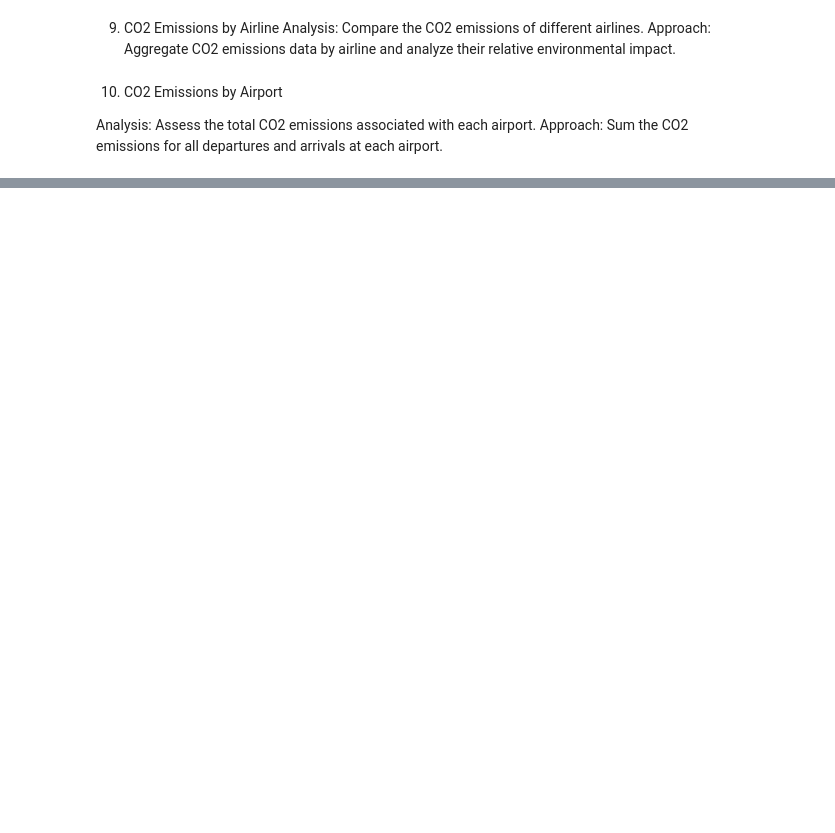
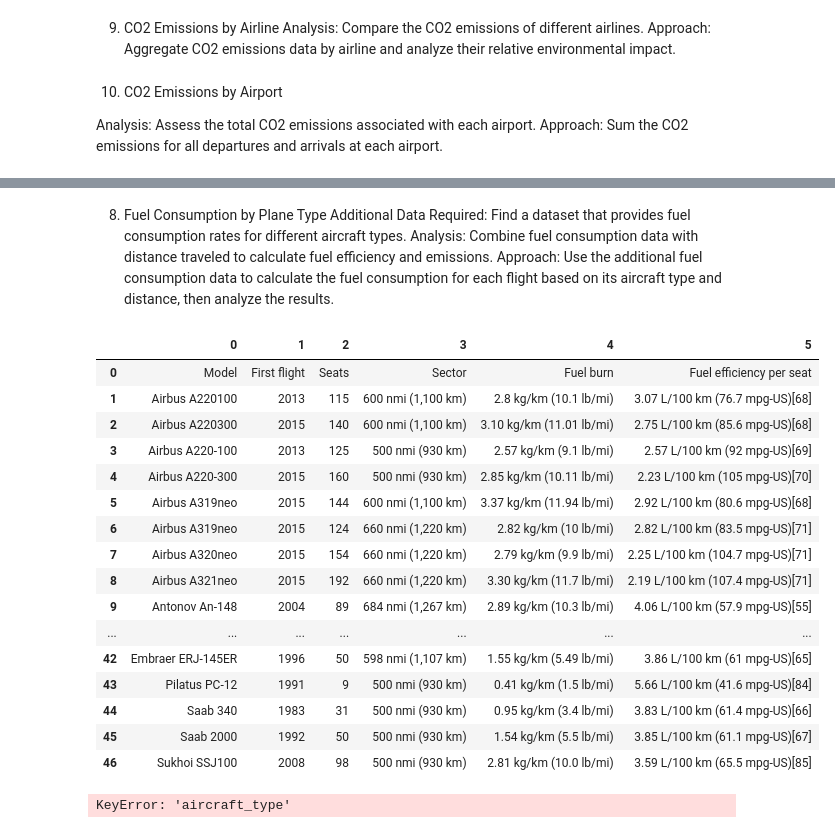
Before and after one commit to Josepdmo/Sky_Track_Project, a Jupyter notebook: Main.ipynb, the cells around one changed output, grey strips where cells are left out. Cells and saved outputs as stored; diff of their text form; code cells hidden in the pictures; blank space fills up the shorter version.

```diff
--- a/Main.ipynb
+++ b/Main.ipynb
@@ -398,3 +411,17 @@ fig.update_layout(
 )
 # Display the bar chart
 fig.show()
+# %% [markdown]
+8. Fuel Consumption by Plane Type
+Additional Data Required: Find a dataset that provides fuel consumption rates for different aircraft types.
+Analysis: Combine fuel consumption data with distance traveled to calculate fuel efficiency and emissions.
+Approach: Use the additional fuel consumption data to calculate the fuel consumption for each flight based on its aircraft type and distance, then analyze the results.
+# %%
+url = "https://en.wikipedia.org/wiki/Fuel_economy_in_aircraft"
+response = requests.get(url)
+if response.status_code == 200:
+    page_content = response.content
+else:
+    raise Exception(f"Failed to retrieve content. Status code: {response.status_code}")
+# %%
+soup = BeautifulSoup(page_content, 'html.parser')
@@ -400,0 +431,48 @@ fig.show()
+# %%
+# Find all tables with class "wikitable"
+tables = soup.find_all('table', {'class': 'wikitable'})
+
+# Identify the correct table (using index 1 as an example, change if needed)
+idx = 1  # Replace with the correct index after checking
+table = tables[idx]
+# %%
+# Create an empty list to store the rows
+rows = []
+
+# Extract table rows
+for row in table.find_all('tr'):
+    cells = row.find_all(['td', 'th'])
+    cell_text = [cell.get_text(strip=True) for cell in cells]
+    rows.append(cell_text)
+
+# Create a DataFrame from the extracted data
+fuel_consumption_df = pd.DataFrame(rows)
+
+# Display the first few rows of the DataFrame
+display(fuel_consumption_df)
+# %% [output]
+|  | 0 | 1 | 2 | 3 | 4 | 5 |
+| 0 | Model | First flight | Seats | Sector | Fuel burn | Fuel efficiency per seat |
+| 1 | Airbus A220100 | 2013 | 115 | 600 nmi (1,100 km) | 2.8 kg/km (10.1 lb/mi) | 3.07 L/100 km (76.7 mpg‑US)[68] |
+| 2 | Airbus A220300 | 2015 | 140 | 600 nmi (1,100 km) | 3.10 kg/km (11.01 lb/mi) | 2.75 L/100 km (85.6 mpg‑US)[68] |
+| 3 | Airbus A220-100 | 2013 | 125 | 500 nmi (930 km) | 2.57 kg/km (9.1 lb/mi) | 2.57 L/100 km (92 mpg‑US)[69] |
+| 4 | Airbus A220-300 | 2015 | 160 | 500 nmi (930 km) | 2.85 kg/km (10.11 lb/mi) | 2.23 L/100 km (105 mpg‑US)[70] |
+| 5 | Airbus A319neo | 2015 | 144 | 600 nmi (1,100 km) | 3.37 kg/km (11.94 lb/mi) | 2.92 L/100 km (80.6 mpg‑US)[68] |
+| 6 | Airbus A319neo | 2015 | 124 | 660 nmi (1,220 km) | 2.82 kg/km (10 lb/mi) | 2.82 L/100 km (83.5 mpg‑US)[71] |
+| 7 | Airbus A320neo | 2015 | 154 | 660 nmi (1,220 km) | 2.79 kg/km (9.9 lb/mi) | 2.25 L/100 km (104.7 mpg‑US)[71] |
+| 8 | Airbus A321neo | 2015 | 192 | 660 nmi (1,220 km) | 3.30 kg/km (11.7 lb/mi) | 2.19 L/100 km (107.4 mpg‑US)[71] |
+| 9 | Antonov An-148 | 2004 | 89 | 684 nmi (1,267 km) | 2.89 kg/km (10.3 lb/mi) | 4.06 L/100 km (57.9 mpg‑US)[55] |
+| ... | ... | ... | ... | ... | ... | ... |
+| 42 | Embraer ERJ-145ER | 1996 | 50 | 598 nmi (1,107 km) | 1.55 kg/km (5.49 lb/mi) | 3.86 L/100 km (61 mpg‑US)[65] |
+| 43 | Pilatus PC-12 | 1991 | 9 | 500 nmi (930 km) | 0.41 kg/km (1.5 lb/mi) | 5.66 L/100 km (41.6 mpg‑US)[84] |
+| 44 | Saab 340 | 1983 | 31 | 500 nmi (930 km) | 0.95 kg/km (3.4 lb/mi) | 3.83 L/100 km (61.4 mpg‑US)[66] |
+| 45 | Saab 2000 | 1992 | 50 | 500 nmi (930 km) | 1.54 kg/km (5.5 lb/mi) | 3.85 L/100 km (61.1 mpg‑US)[67] |
+| 46 | Sukhoi SSJ100 | 2008 | 98 | 500 nmi (930 km) | 2.81 kg/km (10.0 lb/mi) | 3.59 L/100 km (65.5 mpg‑US)[85] |
+# %%
+# Merge the main dataset with the fuel consumption data based on 'aircraft_type'
+merged_df = pd.merge(df, fuel_consumption_df, on='aircraft_type', how='left')
+
+# Display the first few rows of the merged dataset to ensure integration was successful
+print(merged_df.head())
+# %% [output]
+KeyError: 'aircraft_type'
```
Also changed, not shown: parts of 32 cells of this notebook.
